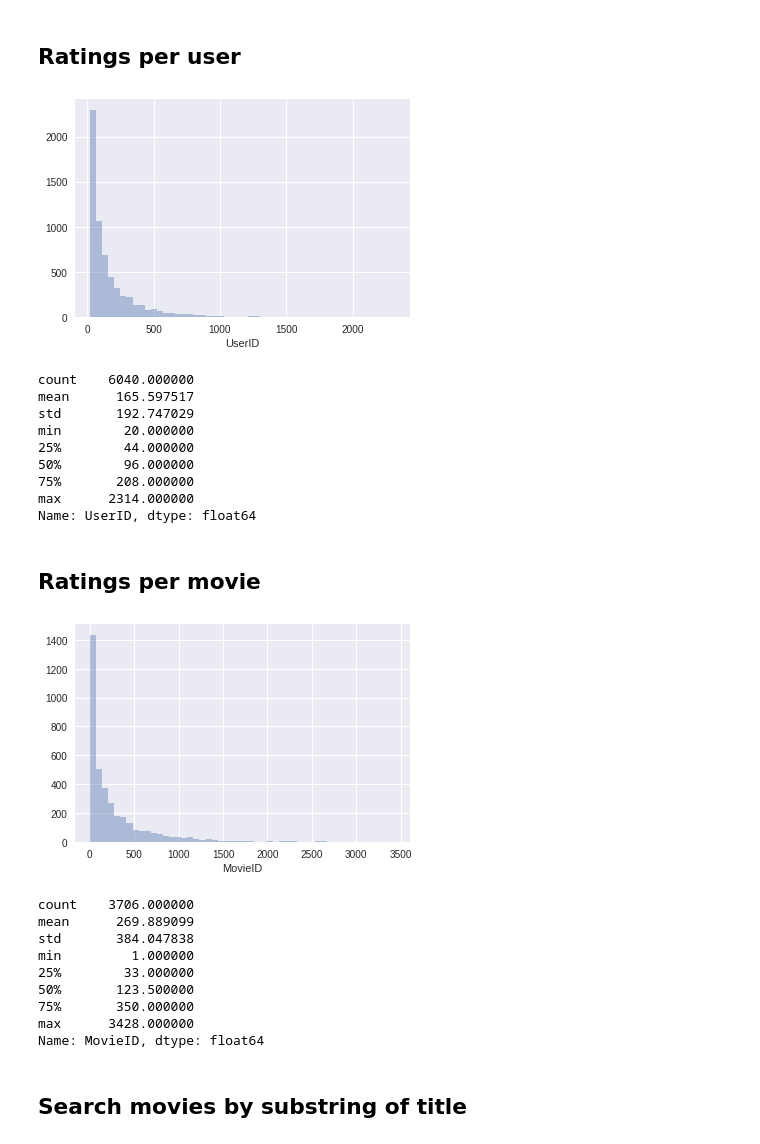
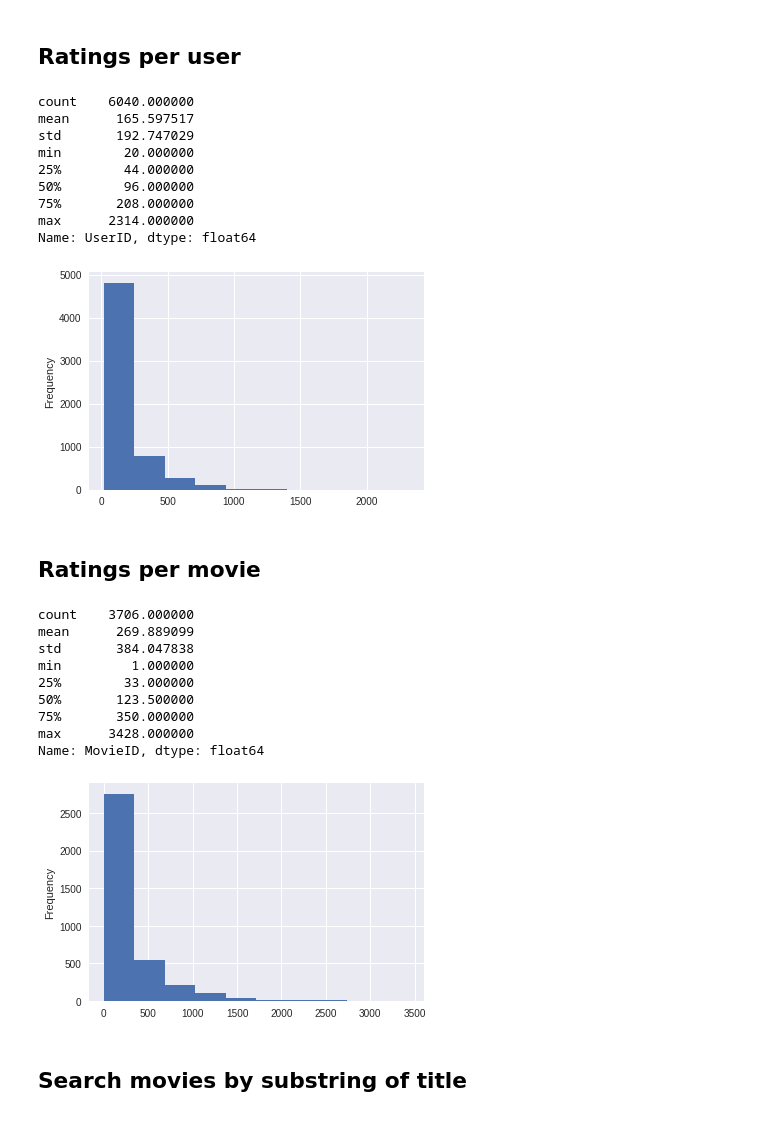
Before and after one commit to lambdaofgod/matrix-factorization, a Jupyter notebook: notebooks/Movies Exploration.ipynb, the cells around one changed output. Cells and saved outputs as stored; diff of their text form; code cells hidden in the pictures.

```diff
--- a/notebooks/Movies Exploration.ipynb
+++ b/notebooks/Movies Exploration.ipynb
@@ -81,42 +73,40 @@ Name: Rating, dtype: float64
 ## Ratings per user
 # %%
 ratings_per_user = ratings['UserID'].value_counts()
-sns.distplot(
-  a=ratings_per_user,
-  kde=False)
-plt.show()
+ratings_per_user.plot.hist()
 print(ratings_per_user.describe())
 # %% [output]
+count    6040.000000
+mean      165.597517
+std       192.747029
+min        20.000000
+25%        44.000000
+50%        96.000000
+75%       208.000000
+max      2314.000000
+Name: UserID, dtype: float64
-[figure, old version]
+[figure, new version]
-count    6040.000000
-mean      165.597517
-std       192.747029
-min        20.000000
-25%        44.000000
-50%        96.000000
-75%       208.000000
-max      2314.000000
-Name: UserID, dtype: float64
 # %% [markdown]
 ## Ratings per movie
 # %%
 ratings_per_movie = ratings['MovieID'].value_counts()
-sns.distplot(
-  a=ratings_per_movie,
-  kde=False)
-plt.show()
+#sns.distplot(
+#  a=ratings_per_movie,
+#  kde=False)
+#plt.show()
+ratings_per_movie.plot.hist()
 print(ratings_per_movie.describe())
 # %% [output]
+count    3706.000000
+mean      269.889099
+std       384.047838
+min         1.000000
+25%        33.000000
+50%       123.500000
+75%       350.000000
+max      3428.000000
+Name: MovieID, dtype: float64
-[figure, old version]
+[figure, new version]
-count    3706.000000
-mean      269.889099
-std       384.047838
-min         1.000000
-25%        33.000000
-50%       123.500000
-75%       350.000000
-max      3428.000000
-Name: MovieID, dtype: float64
 # %% [markdown]
 ## Search movies by substring of title
 # %%
```
Also changed, not shown: parts of 2 cells of this notebook, 2 other files.
